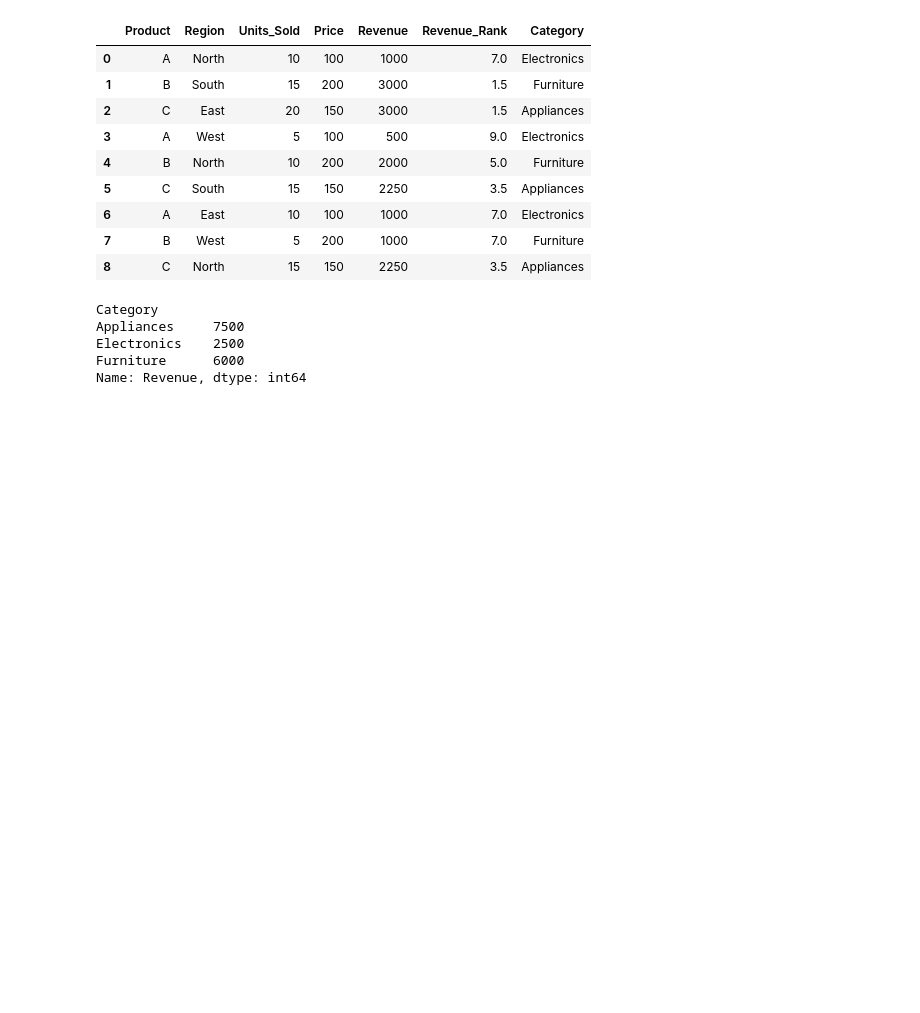
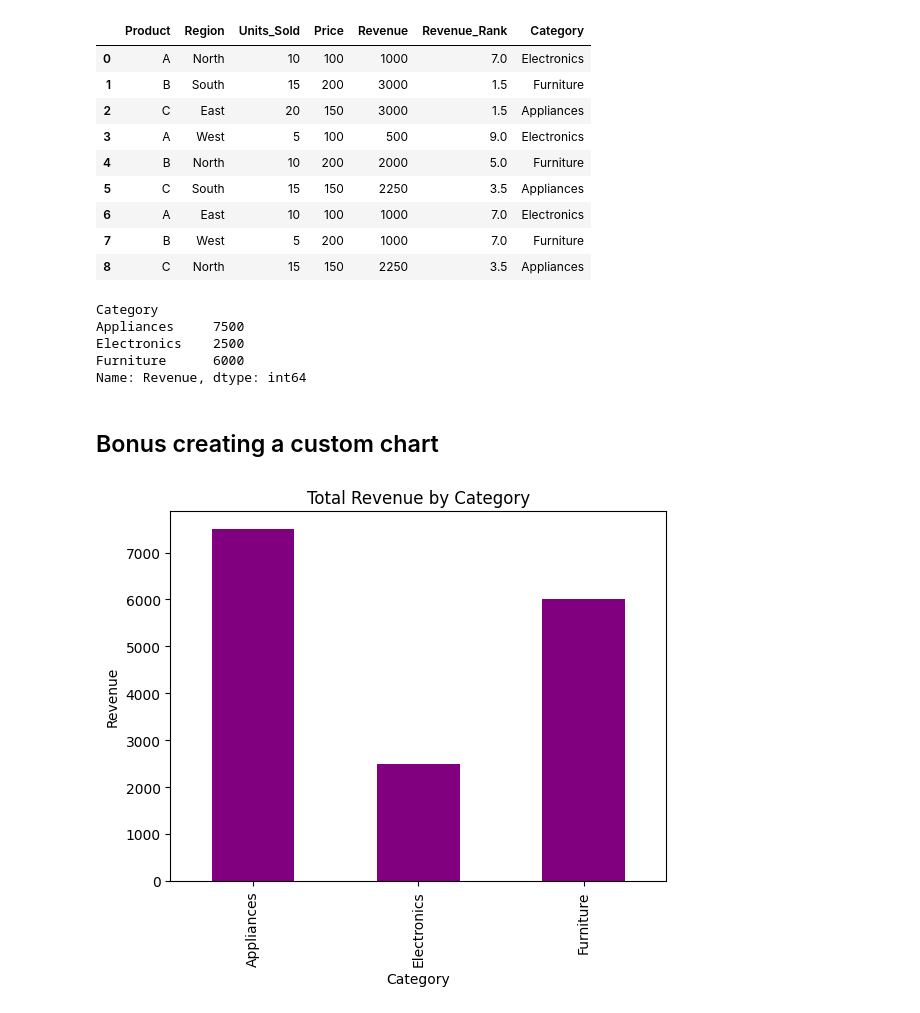
Before and after one commit to Tita9630/DataAnalytics-2026, a Jupyter notebook: week-07/Ex2C_Multiple_DataFrames.ipynb, the cells around one changed output. Drawn from its saved outputs; the diff is of its cells as text; code cells hidden in the pictures; blank space fills up the shorter version.

Commit message:
Added Bonus_chart

```diff
--- a/week-07/Ex2C_Multiple_DataFrames.ipynb
+++ b/week-07/Ex2C_Multiple_DataFrames.ipynb
@@ -156,3 +157,15 @@ Appliances     7500
 Electronics    2500
 Furniture      6000
 Name: Revenue, dtype: int64
+# %% [markdown]
+## Bonus creating a custom chart
+# %%
+category_revenue = df_merged.groupby("Category")["Revenue"].sum()
+# %%
+category_revenue.plot.bar(color='purple')
+plt.title('Total Revenue by Category')
+plt.xlabel('Category')
+plt.ylabel('Revenue')
+plt.show()
+# %% [output]
+[figure, added]
```
Also changed, not shown: parts of 1 cell of this notebook.
